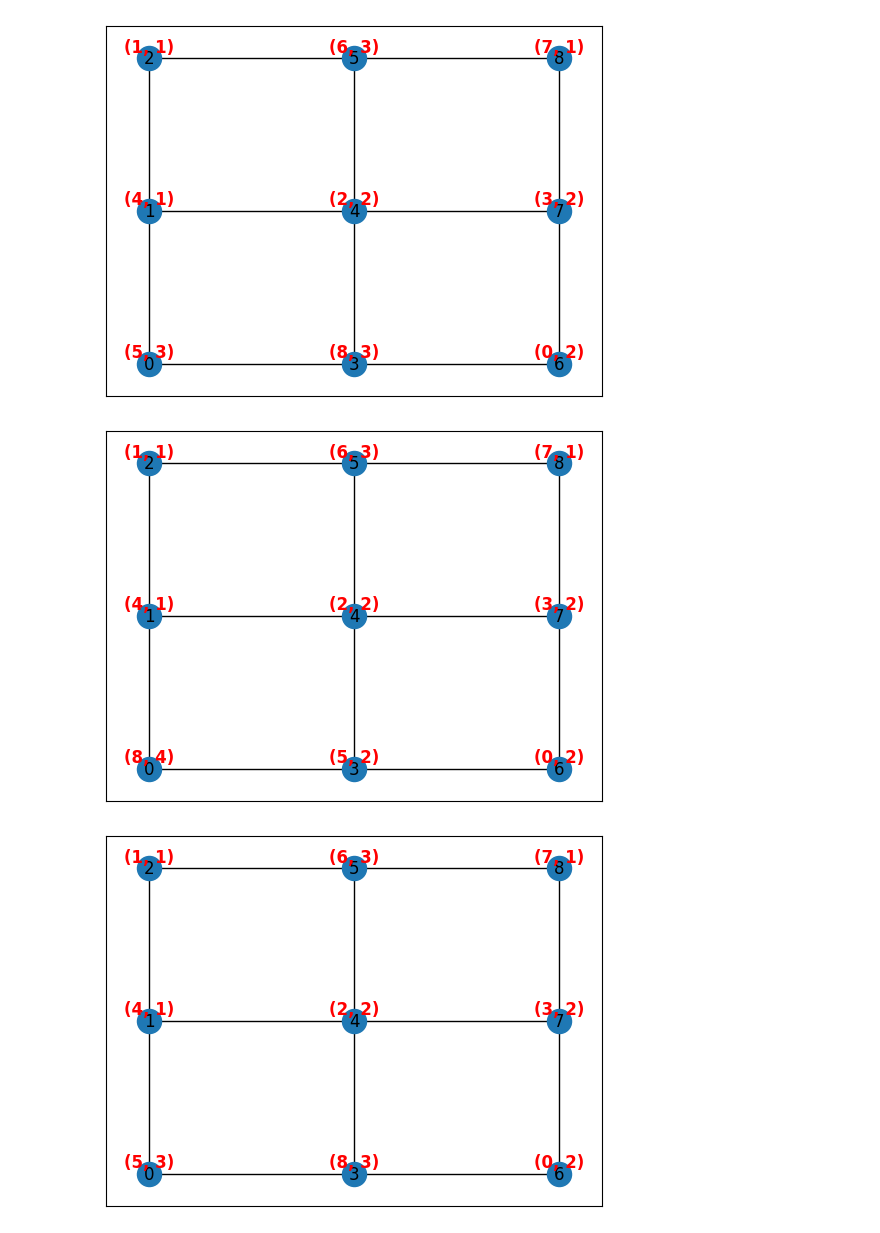
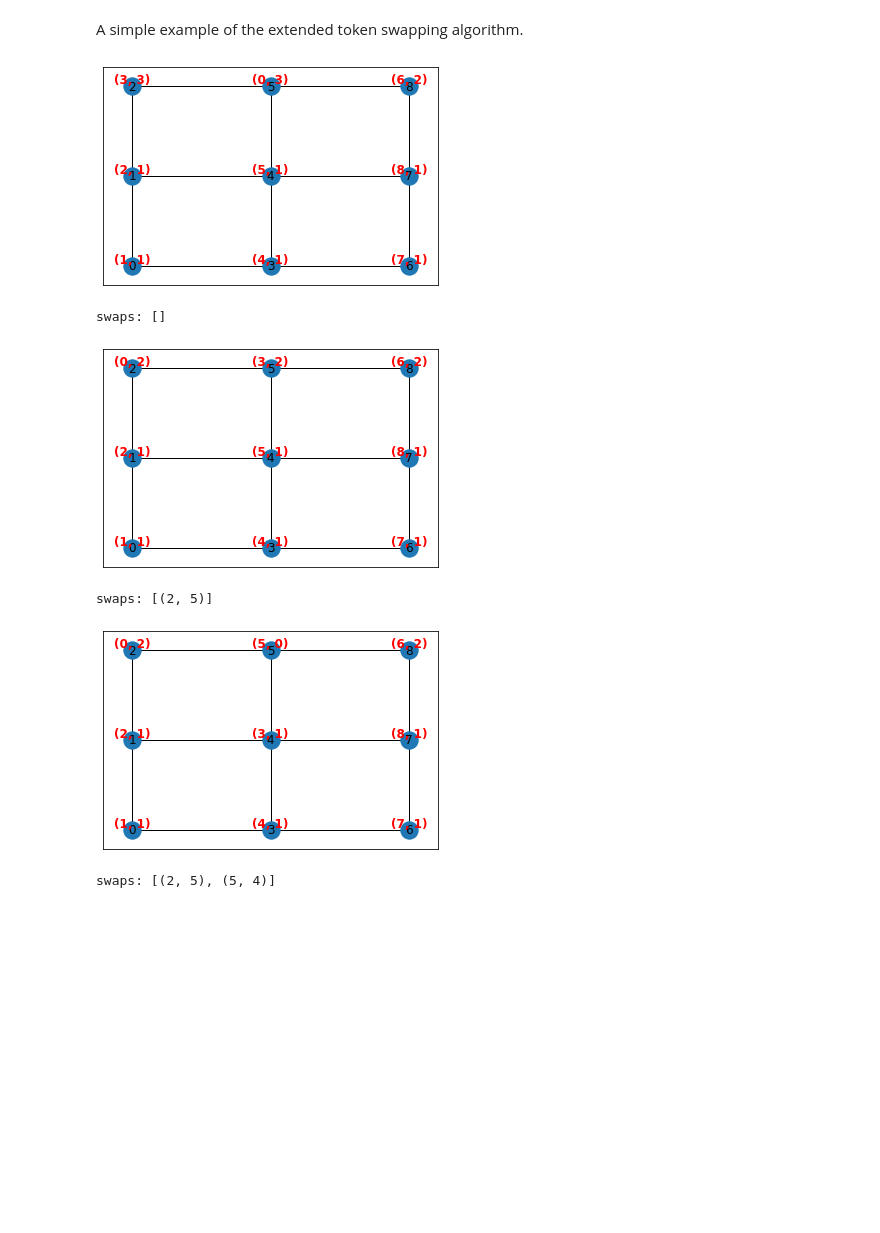
Before and after one commit to rtohid/qtranspilation, a Jupyter notebook: examples/ets.ipynb, the cells around one changed output. Cells and saved outputs as stored; diff of their text form; code cells hidden in the pictures; blank space fills up the shorter version.

Commit message:
Add extended token swapping.

```diff
--- a/examples/ets.ipynb
+++ b/examples/ets.ipynb
@@ -249,0 +6,2 @@ circuit.route()
+# %% [markdown]
+A simple example of the extended token swapping algorithm.
@@ -250,15 +11,14 @@ circuit.route()
 # %%
-# Broken example
 circuit = Circuit()
 circuit.make_grid(3, 3)
+qubits = [1, 2, 3, 4, 5, 0, 7, 8, 6]
+circuit.assign_qubits(qubits)
 
-qubits = np.arange(circuit.number_of_nodes())
-np.random.shuffle(qubits)
-
-qubits = [5, 4, 1, 8, 2, 6, 0, 3, 7]
-circuit.assign_qubits(qubits)
-circuit.route()
+circuit.route(debug=True)
 # %% [output]
-[figure, old version]
+[figure, new version]
+swaps: []
-[figure, old version]
+[figure, new version]
+swaps: [(2, 5)]
-[figure, old version]
+[figure, new version]
+swaps: [(2, 5), (5, 4)]
```
Also changed, not shown: parts of 7 cells of this notebook, 1 other file.
